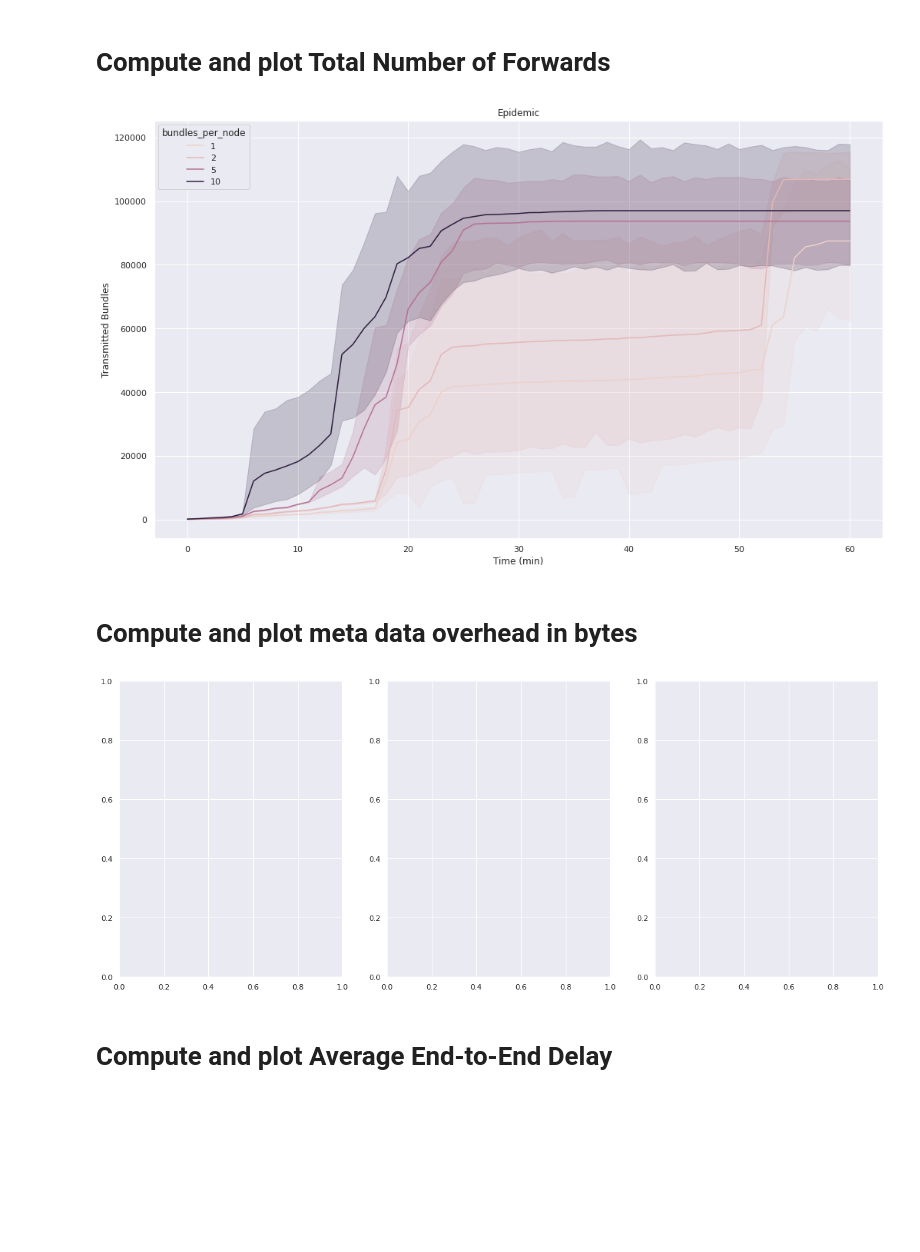
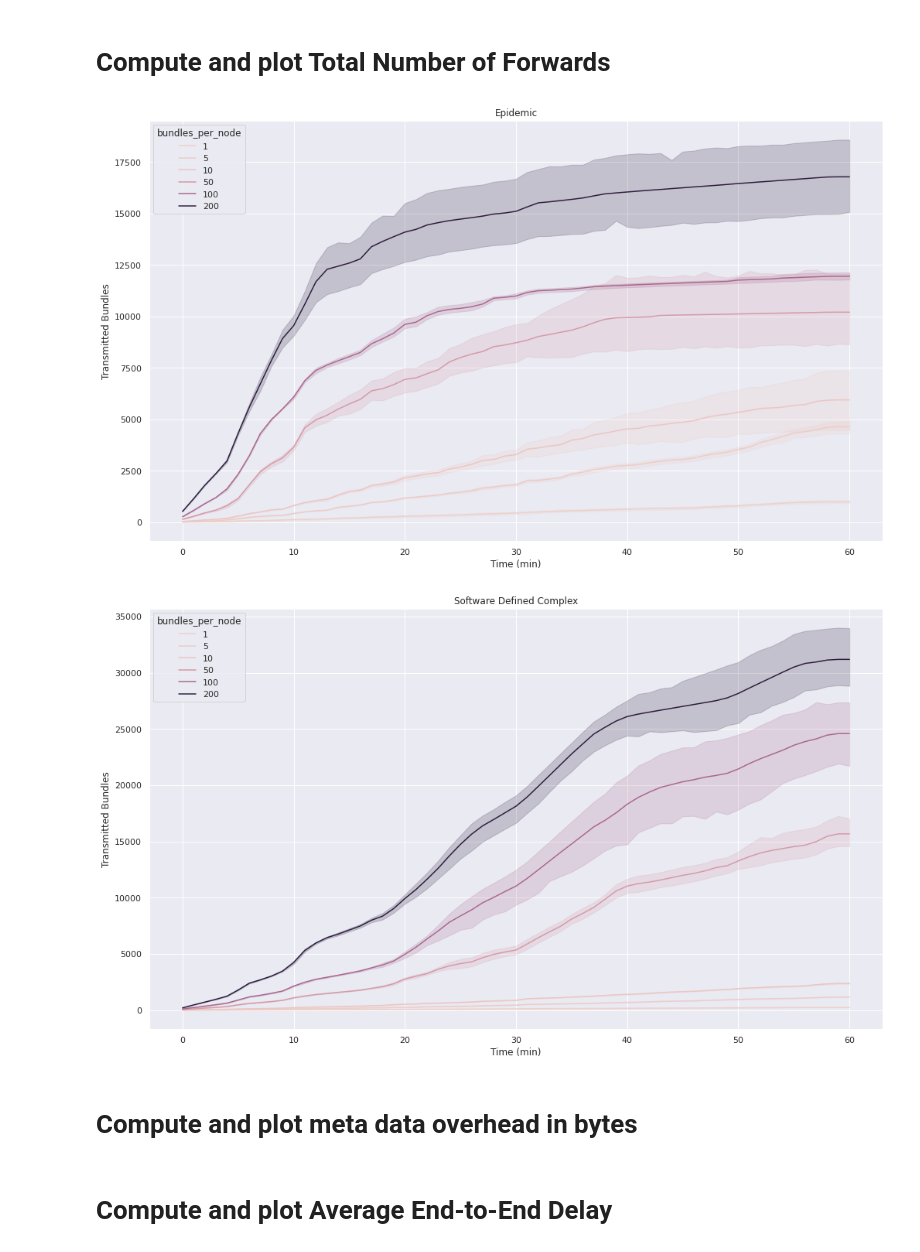
Before and after one commit to umr-ds/progdtn-evaluation, a Jupyter notebook: evaluation/paper/runtimes.ipynb, the cells around one changed output. Drawn from its saved outputs; the diff is of its cells as text; code cells hidden in the pictures; blank space fills up the shorter version.

```diff
--- a/evaluation/paper/runtimes.ipynb
+++ b/evaluation/paper/runtimes.ipynb
@@ -26,5 +23,5 @@ The autoreload extension is already loaded. To reload it, use:
 # %%
-experiment_path = pathlib.Path(f"/home/jovyan/work/binary_files/load_test/")
+experiment_path = pathlib.Path(f"/home/jovyan/work/binary_files/debug/")
 
 color_mapping = {
     'Epidemic': 'C0',
@@ -45,6 +42,7 @@ groups = [
 order = ["Epidemic", "Software Defined\nEpidemic", "Binary Spray & Wait", 'Software Defined\nBinary Spray & Wait', 'Prophet', 'DTLSR', 'Software Defined Complex']
 
 labels = ["all", "1", "2", "5", "10"]
+payload_labels = ["all", "1KB", "1MB", "10MB"]
 # %%
 def progress_bar(current, maximum):
     executed_percent = int(round((current / maximum) * 100))
@@ -156,21 +202,24 @@ def bundle_distribution(event_frame: pd.DataFrame) -> DataFrame:
 # %%
 def plot_accumulated(big_fat_dataframe):
     for routing, instance_df in big_fat_dataframe.groupby("routing"):
         fig, ax = plt.subplots(figsize=(17, 10))
         ax = sns.lineplot(
-            x=big_fat_dataframe.index,
+            x=instance_df.index,
             y='reception_accumulated',
-            data=big_fat_dataframe,
+            data=instance_df,
             hue="bundles_per_node",
             #palette=color_mapping,
             ax=ax
         )
 
         ax.set(xlabel='Time (min)', ylabel='Transmitted Bundles', title=routing)
 
+    fig.savefig("/home/jovyan/work/evaluation/paper/figures/transmissions.pdf")
+
 plot_accumulated(bundle_distribution(event_frame))
 # %% [output]
-[figure, old version]
+[figure, new version]
+[figure, added]
 # %% [markdown]
 # Compute and plot meta data overhead in bytes
 # %%
@@ -218,9 +267,9 @@ def plot_size(big_fat_dataframe):
 
         ax.set(xlabel='Time (min)', ylabel='Transmitted Bytes', title=name, ylim=[-10, 7000])
 
-plot_size(size_distribution(event_frame))
+    fig.savefig("/home/jovyan/work/evaluation/paper/figures/overhead.pdf")
+
+#plot_size(size_distribution(event_frame))
-# %% [output]
-[figure, removed]
 # %% [markdown]
 # Compute and plot Average End-to-End Delay
 # %%
```
Also changed, not shown: parts of 12 cells of this notebook, 3 other files.
